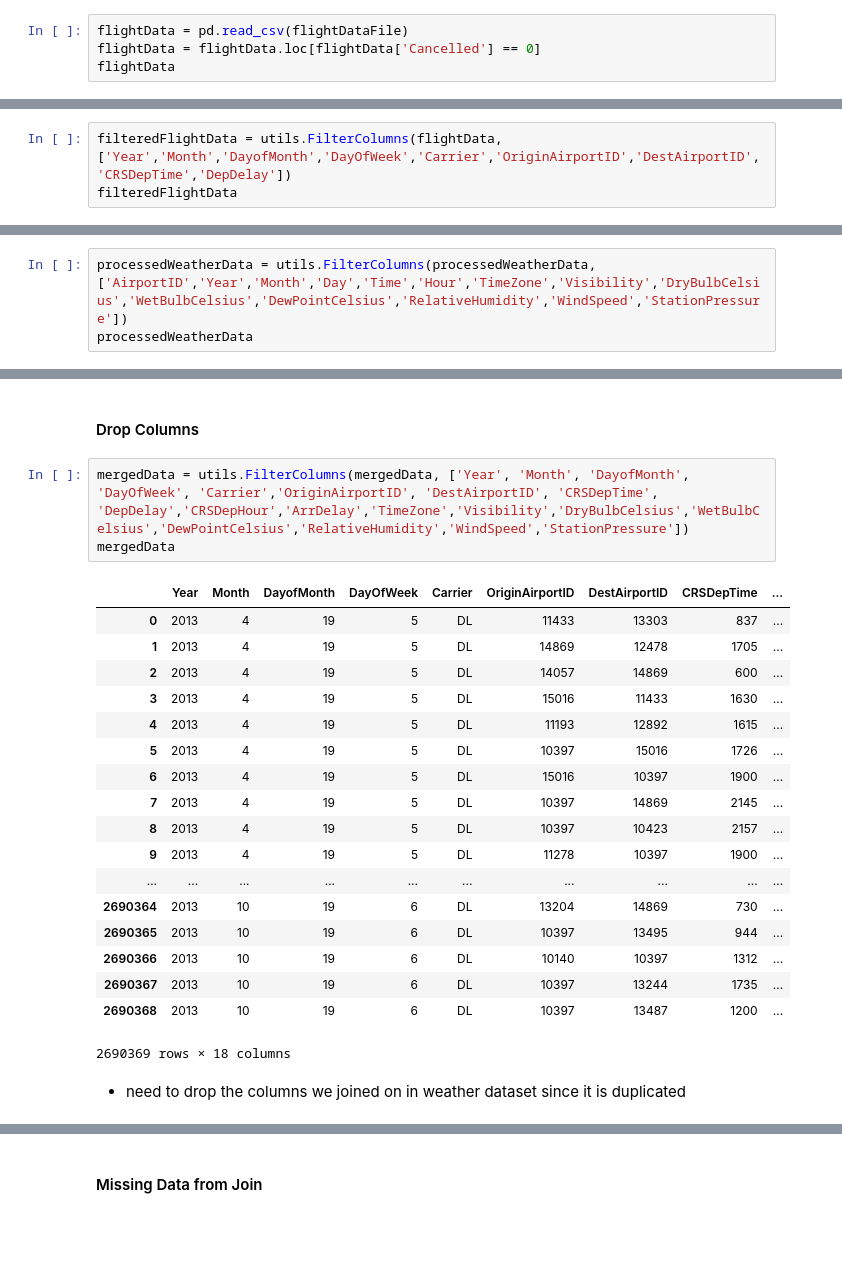
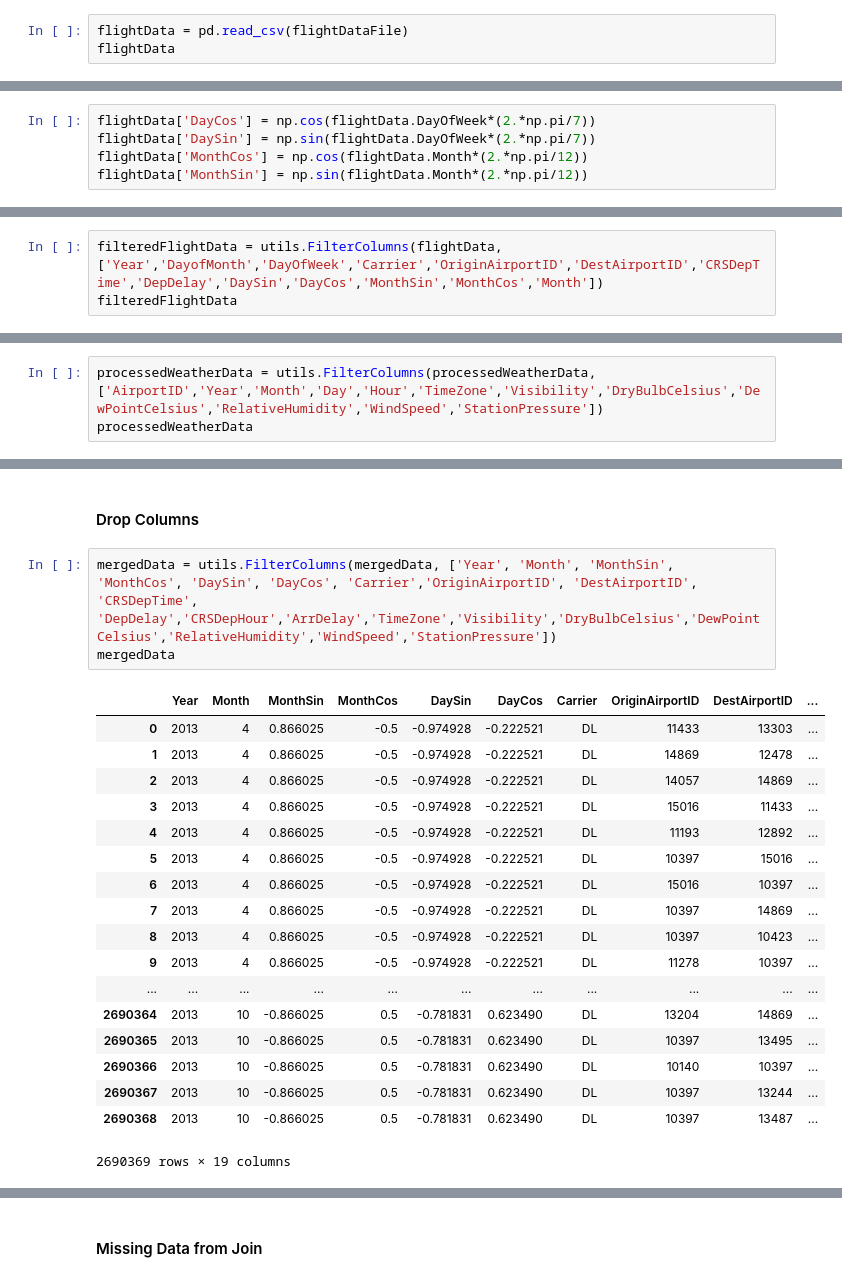
Before and after one commit to npalacio/IntroToAI, a Jupyter notebook: Homework/Project/Work/Flight Prediction.ipynb, the cells around one changed output, grey strips where cells are left out. Drawn from its saved outputs; the diff is of its cells as text; blank space fills up the shorter version.

```diff
--- a/Homework/Project/Work/Flight Prediction.ipynb
+++ b/Homework/Project/Work/Flight Prediction.ipynb
@@ -32,7 +36,6 @@ from sklearn import tree
 ### Load Flight Data
 # %%
 flightData = pd.read_csv(flightDataFile)
-flightData = flightData.loc[flightData['Cancelled'] == 0]
 flightData
 # %% [output]
 |  | Year | Month | DayofMonth | DayOfWeek | Carrier | OriginAirportID | DestAirportID | CRSDepTime | ... |
@@ -109,0 +119,5 @@ We will drop these duplicates by calling the utility library which in turn uses
+# %%
+flightData['DayCos'] = np.cos(flightData.DayOfWeek*(2.*np.pi/7))
+flightData['DaySin'] = np.sin(flightData.DayOfWeek*(2.*np.pi/7))
+flightData['MonthCos'] = np.cos(flightData.Month*(2.*np.pi/12))
+flightData['MonthSin'] = np.sin(flightData.Month*(2.*np.pi/12))
@@ -110,6 +147,6 @@ We will drop these duplicates by calling the utility library which in turn uses
 # %% [markdown]
 #### Filter Columns
 # %%
-filteredFlightData = utils.FilterColumns(flightData, ['Year','Month','DayofMonth','DayOfWeek','Carrier','OriginAirportID','DestAirportID','CRSDepTime','DepDelay'])
+filteredFlightData = utils.FilterColumns(flightData, ['Year','DayofMonth','DayOfWeek','Carrier','OriginAirportID','DestAirportID','CRSDepTime','DepDelay','DaySin','DayCos','MonthSin','MonthCos','Month'])
 filteredFlightData
 # %% [output]
@@ -370,6 +418,6 @@ processedWeatherData = utils.UpdateWeatherDataTimeFields(weatherData)
 # %% [markdown]
 #### Filter Columns
 # %%
-processedWeatherData = utils.FilterColumns(processedWeatherData, ['AirportID','Year','Month','Day','Time','Hour','TimeZone','Visibility','DryBulbCelsius','WetBulbCelsius','DewPointCelsius','RelativeHumidity','WindSpeed','StationPressure'])
+processedWeatherData = utils.FilterColumns(processedWeatherData, ['AirportID','Year','Month','Day','Hour','TimeZone','Visibility','DryBulbCelsius','DewPointCelsius','RelativeHumidity','WindSpeed','StationPressure'])
 processedWeatherData
 # %% [output]
@@ -439,26 +488,24 @@ mergedData
 # %% [markdown]
 #### Drop Columns
 # %%
-mergedData = utils.FilterColumns(mergedData, ['Year', 'Month', 'DayofMonth', 'DayOfWeek', 'Carrier','OriginAirportID', 'DestAirportID', 'CRSDepTime', 'DepDelay','CRSDepHour','ArrDelay','TimeZone','Visibility','DryBulbCelsius','WetBulbCelsius','DewPointCelsius','RelativeHumidity','WindSpeed','StationPressure'])
+mergedData = utils.FilterColumns(mergedData, ['Year', 'Month', 'MonthSin', 'MonthCos', 'DaySin', 'DayCos', 'Carrier','OriginAirportID', 'DestAirportID', 'CRSDepTime', 'DepDelay','CRSDepHour','ArrDelay','TimeZone','Visibility','DryBulbCelsius','DewPointCelsius','RelativeHumidity','WindSpeed','StationPressure'])
 mergedData
 # %% [output]
-|  | Year | Month | DayofMonth | DayOfWeek | Carrier | OriginAirportID | DestAirportID | CRSDepTime | ... |
-| 0 | 2013 | 4 | 19 | 5 | DL | 11433 | 13303 | 837 | ... |
-| 1 | 2013 | 4 | 19 | 5 | DL | 14869 | 12478 | 1705 | ... |
-| 2 | 2013 | 4 | 19 | 5 | DL | 14057 | 14869 | 600 | ... |
-| 3 | 2013 | 4 | 19 | 5 | DL | 15016 | 11433 | 1630 | ... |
-| 4 | 2013 | 4 | 19 | 5 | DL | 11193 | 12892 | 1615 | ... |
-| 5 | 2013 | 4 | 19 | 5 | DL | 10397 | 15016 | 1726 | ... |
-| 6 | 2013 | 4 | 19 | 5 | DL | 15016 | 10397 | 1900 | ... |
-| 7 | 2013 | 4 | 19 | 5 | DL | 10397 | 14869 | 2145 | ... |
-| 8 | 2013 | 4 | 19 | 5 | DL | 10397 | 10423 | 2157 | ... |
-| 9 | 2013 | 4 | 19 | 5 | DL | 11278 | 10397 | 1900 | ... |
-| ... | ... | ... | ... | ... | ... | ... | ... | ... | ... |
-| 2690364 | 2013 | 10 | 19 | 6 | DL | 13204 | 14869 | 730 | ... |
-| 2690365 | 2013 | 10 | 19 | 6 | DL | 10397 | 13495 | 944 | ... |
-| 2690366 | 2013 | 10 | 19 | 6 | DL | 10140 | 10397 | 1312 | ... |
-| 2690367 | 2013 | 10 | 19 | 6 | DL | 10397 | 13244 | 1735 | ... |
-| 2690368 | 2013 | 10 | 19 | 6 | DL | 10397 | 13487 | 1200 | ... |
+|  | Year | Month | MonthSin | MonthCos | DaySin | DayCos | Carrier | OriginAirportID | DestAirportID | ... |
+| 0 | 2013 | 4 | 0.866025 | -0.5 | -0.974928 | -0.222521 | DL | 11433 | 13303 | ... |
+| 1 | 2013 | 4 | 0.866025 | -0.5 | -0.974928 | -0.222521 | DL | 14869 | 12478 | ... |
+| 2 | 2013 | 4 | 0.866025 | -0.5 | -0.974928 | -0.222521 | DL | 14057 | 14869 | ... |
+| 3 | 2013 | 4 | 0.866025 | -0.5 | -0.974928 | -0.222521 | DL | 15016 | 11433 | ... |
+| 4 | 2013 | 4 | 0.866025 | -0.5 | -0.974928 | -0.222521 | DL | 11193 | 12892 | ... |
+| 5 | 2013 | 4 | 0.866025 | -0.5 | -0.974928 | -0.222521 | DL | 10397 | 15016 | ... |
+| 6 | 2013 | 4 | 0.866025 | -0.5 | -0.974928 | -0.222521 | DL | 15016 | 10397 | ... |
+| 7 | 2013 | 4 | 0.866025 | -0.5 | -0.974928 | -0.222521 | DL | 10397 | 14869 | ... |
+| 8 | 2013 | 4 | 0.866025 | -0.5 | -0.974928 | -0.222521 | DL | 10397 | 10423 | ... |
+| 9 | 2013 | 4 | 0.866025 | -0.5 | -0.974928 | -0.222521 | DL | 11278 | 10397 | ... |
+| ... | ... | ... | ... | ... | ... | ... | ... | ... | ... | ... |
+| 2690364 | 2013 | 10 | -0.866025 | 0.5 | -0.781831 | 0.623490 | DL | 13204 | 14869 | ... |
+| 2690365 | 2013 | 10 | -0.866025 | 0.5 | -0.781831 | 0.623490 | DL | 10397 | 13495 | ... |
+| 2690366 | 2013 | 10 | -0.866025 | 0.5 | -0.781831 | 0.623490 | DL | 10140 | 10397 | ... |
+| 2690367 | 2013 | 10 | -0.866025 | 0.5 | -0.781831 | 0.623490 | DL | 10397 | 13244 | ... |
+| 2690368 | 2013 | 10 | -0.866025 | 0.5 | -0.781831 | 0.623490 | DL | 10397 | 13487 | ... |
-2690369 rows × 18 columns
+2690369 rows × 19 columns
-# %% [markdown]
-- need to drop the columns we joined on in weather dataset since it is duplicated
```
Also changed, not shown: parts of 92 cells of this notebook.
